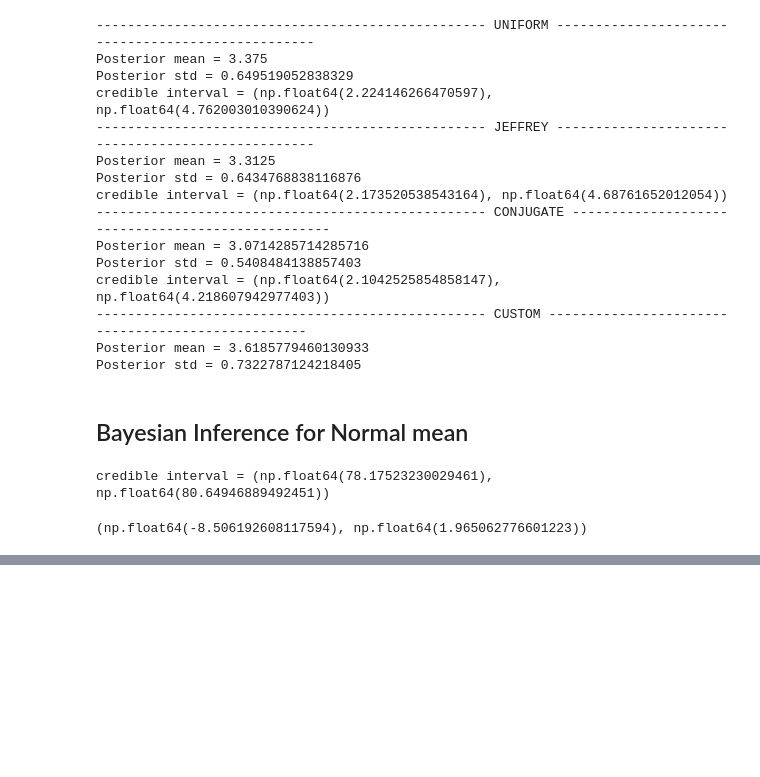
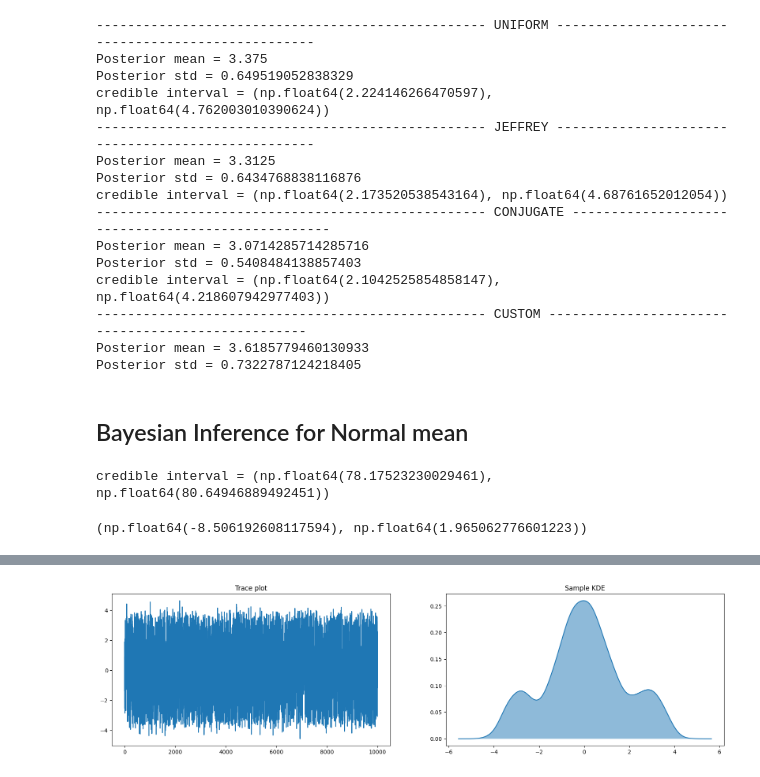
Before and after one commit to Isaac1989/img_processing_lab, a Jupyter notebook: probability_and_statistics.ipynb, the cells around one changed output, grey strips where cells are left out. Cells and saved outputs as stored; diff of their text form; code cells hidden in the pictures; blank space fills up the shorter version.

```diff
--- a/probability_and_statistics.ipynb
+++ b/probability_and_statistics.ipynb
@@ -686,0 +784,3 @@ two_sample_model.credible_interval()
+# %%
+mh_mcmc = Metropolis_Hastings(target_fn, lag = 10)
+mh_mcmc.fit()
@@ -686,0 +791,4 @@ two_sample_model.credible_interval()
+# %%
+mh_mcmc.plot_trace(kde = True,figsize=(20,5));
+# %% [output]
+[figure, added]
```
Also changed, not shown: parts of 17 cells of this notebook.
